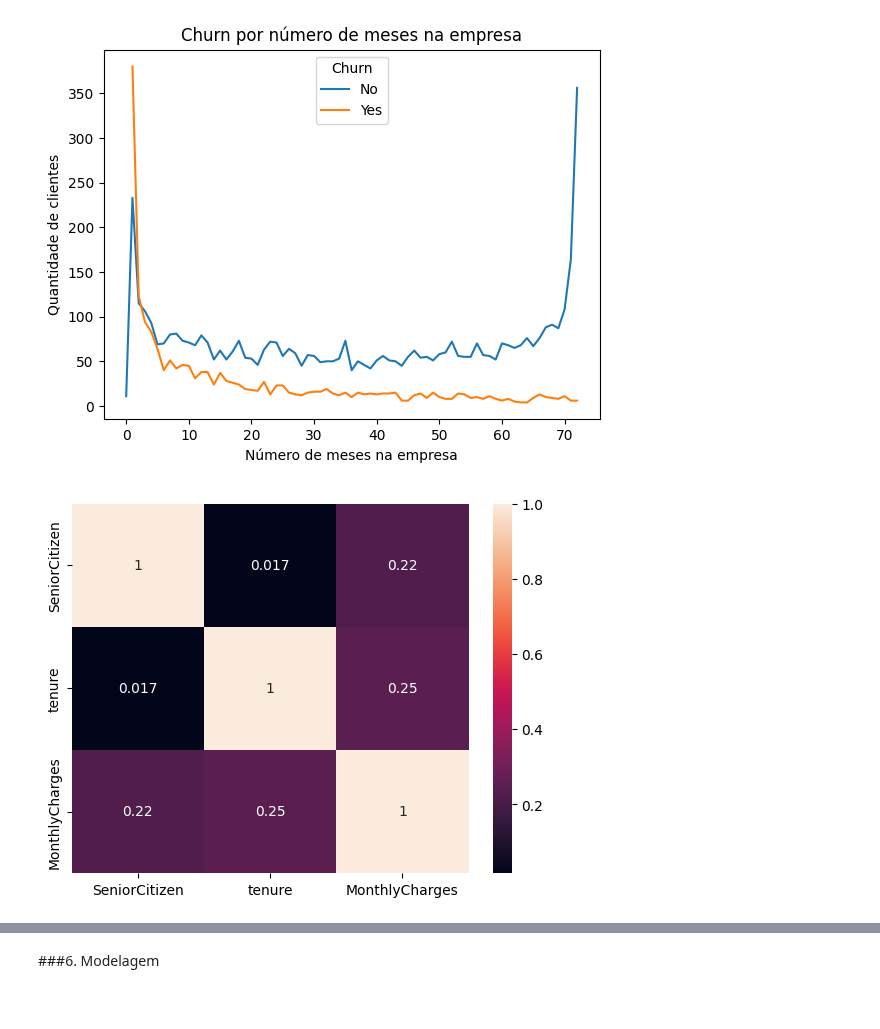
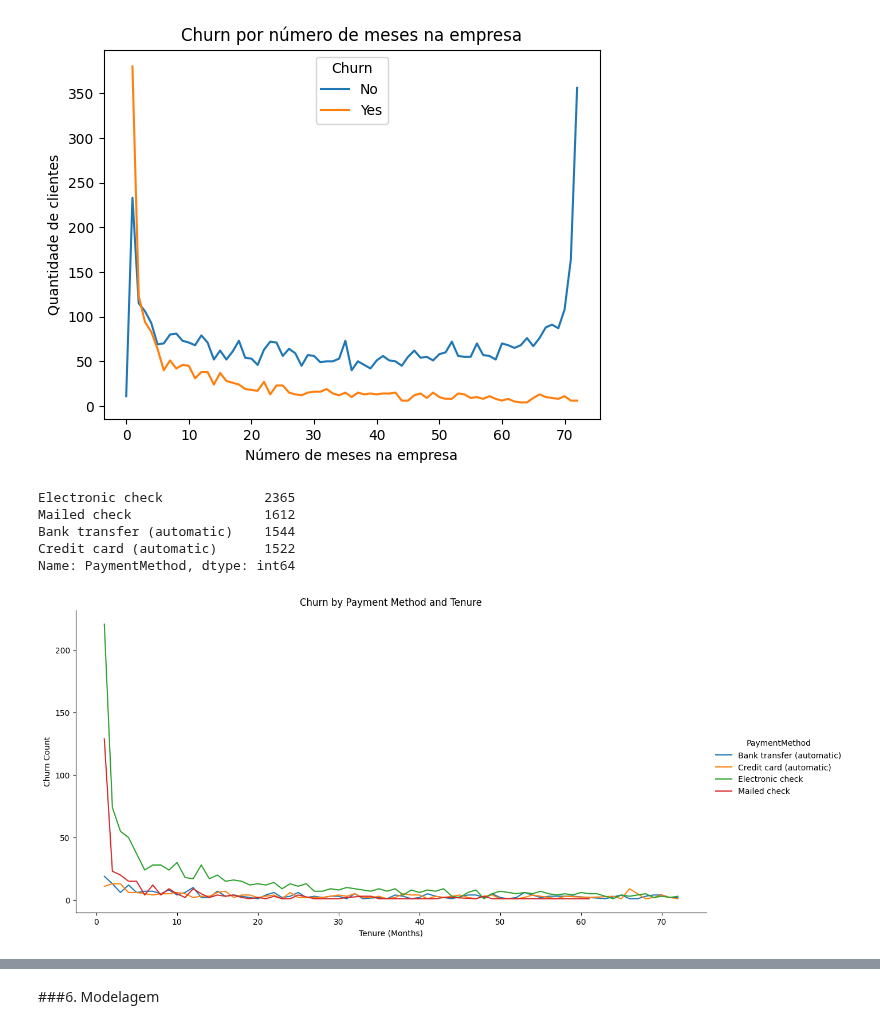
Before and after one commit to Natalia-SB/Portfolio, a Jupyter notebook: churn.ipynb, the cells around one changed output, grey strips where cells are left out. Cells and saved outputs as stored; diff of their text form; code cells hidden in the pictures.

```diff
--- a/churn.ipynb
+++ b/churn.ipynb
@@ -227,9 +233,31 @@ plt.ylabel('Quantidade de clientes')
 plt.show()
 # %% [output]
 [figure]
-# %%
-#Correlação entre as variáveis
-sns.heatmap(churn.corr(), annot=True)
-plt.show()
-# %% [output]
-[figure, removed]
+# %%
+#tipos de dados PaymentMethod
+print(churn['PaymentMethod'].value_counts())
+# %% [output]
+Electronic check             2365
+Mailed check                 1612
+Bank transfer (automatic)    1544
+Credit card (automatic)      1522
+Name: PaymentMethod, dtype: int64
+# %%
+#filtra apenas os dados de churn "yes"
+churn_yes = churn[churn['Churn'] == 'Yes']
+
+#agrupa os dados por PaymentMethod e tenure, e calcula a contagem de ocorrências
+churn_by_paymentmethod = churn_yes.groupby(['PaymentMethod', 'tenure'])['Churn'].count().reset_index()
+
+#cria o gráfico de linhas usando a função sns.relplot()
+sns.relplot(x='tenure', y='Churn', hue='PaymentMethod', kind='line', data=churn_by_paymentmethod, height=6, aspect=2)
+
+#configura o título e os eixos
+plt.title('Churn by Payment Method and Tenure')
+plt.xlabel('Tenure (Months)')
+plt.ylabel('Churn Count')
+
+#exibe o gráfico
+plt.show()
+# %% [output]
+[figure, added]
```
Also changed, not shown: parts of 4 cells of this notebook.
